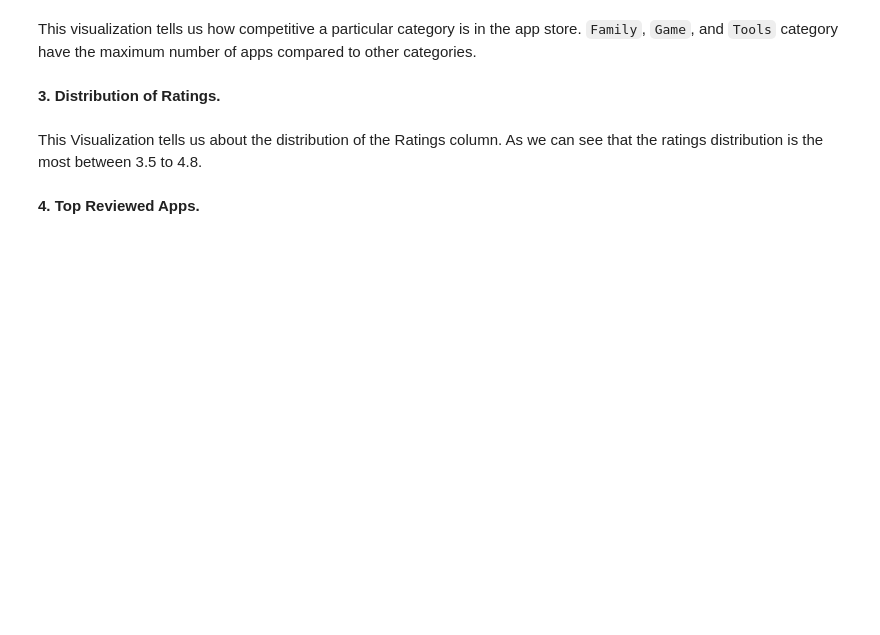
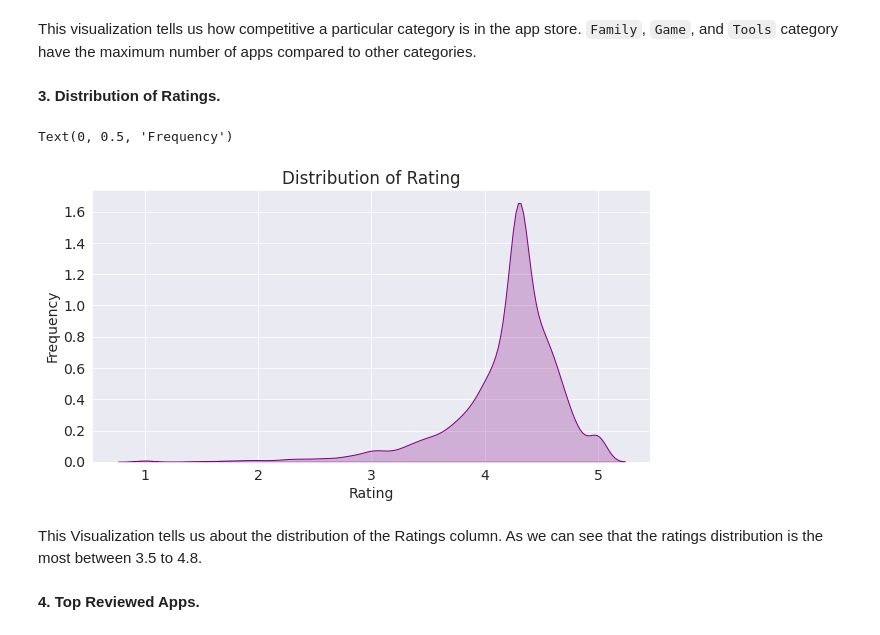
Before and after one commit to Saif-Khan435/Play-Store-App-Review-Analysis, a Jupyter notebook: Mohammed_Saif_Khan_M1W6_Play_Store_App_Review_Analysis_Capstone_Project.ipynb, the cells around one changed output. Saved outputs shown, nothing was run; the diff lists cells and outputs as text; code cells hidden in the pictures; blank space fills up the shorter version.

```diff
--- a/Mohammed_Saif_Khan_M1W6_Play_Store_App_Review_Analysis_Capstone_Project.ipynb
+++ b/Mohammed_Saif_Khan_M1W6_Play_Store_App_Review_Analysis_Capstone_Project.ipynb
@@ -1391,7 +1427,13 @@ This visualization tells us how competitive a particular category is in the app
 # %%
 # Checking the distribution of the ratings
 
 sns.kdeplot(apps_df.Rating,color='purple',shade=True)
+plt.title('Distribution of Rating')
+plt.xlabel('Rating')
+plt.ylabel('Frequency')
+# %% [output]
+Text(0, 0.5, 'Frequency')
+[figure, added]
 # %% [markdown]
 This Visualization tells us about the distribution of the Ratings column. As we can see that the ratings distribution is the most between 3.5 to 4.8.
 # %% [markdown]
```
Also changed, not shown: parts of 72 cells of this notebook.
